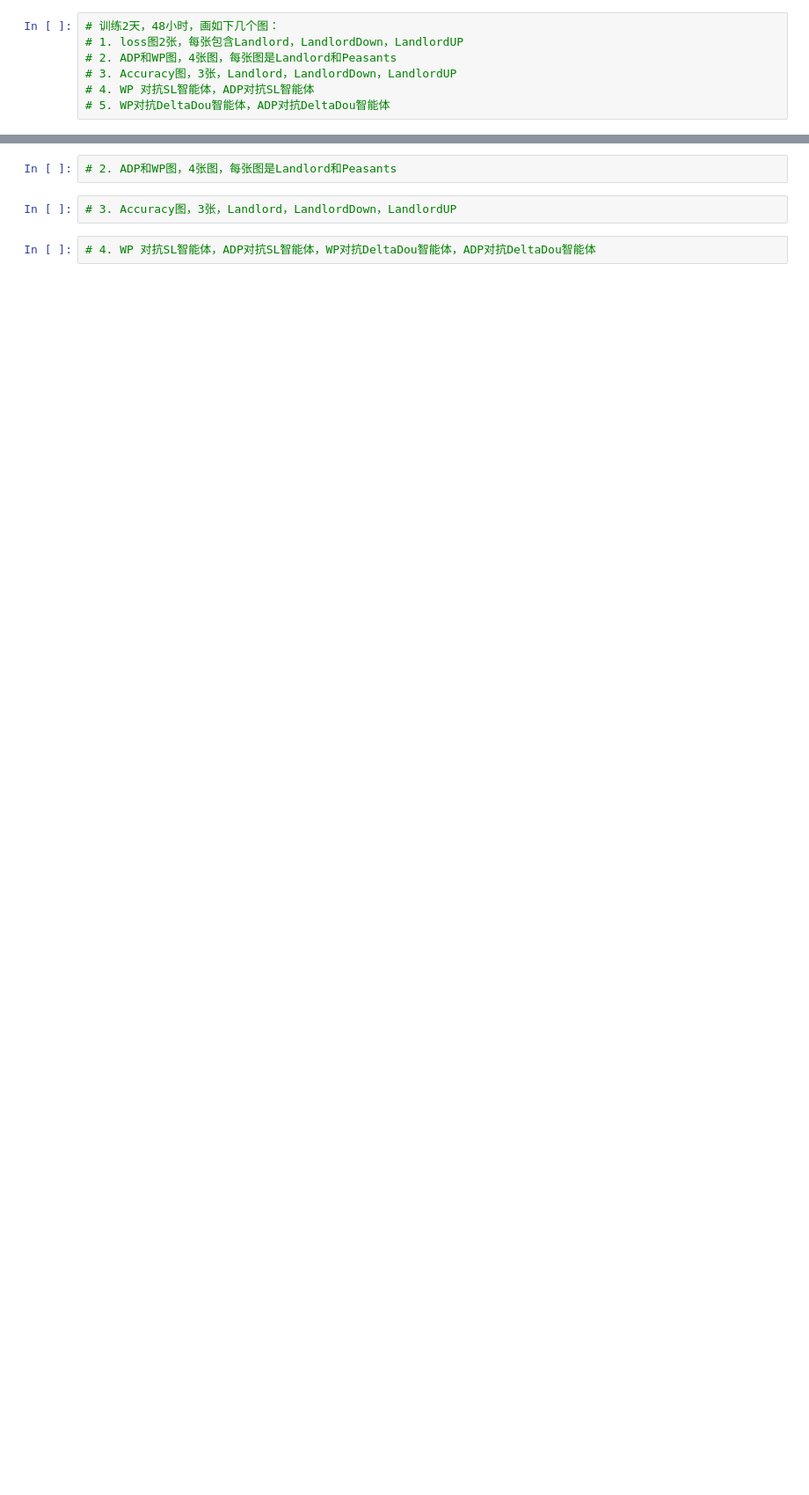
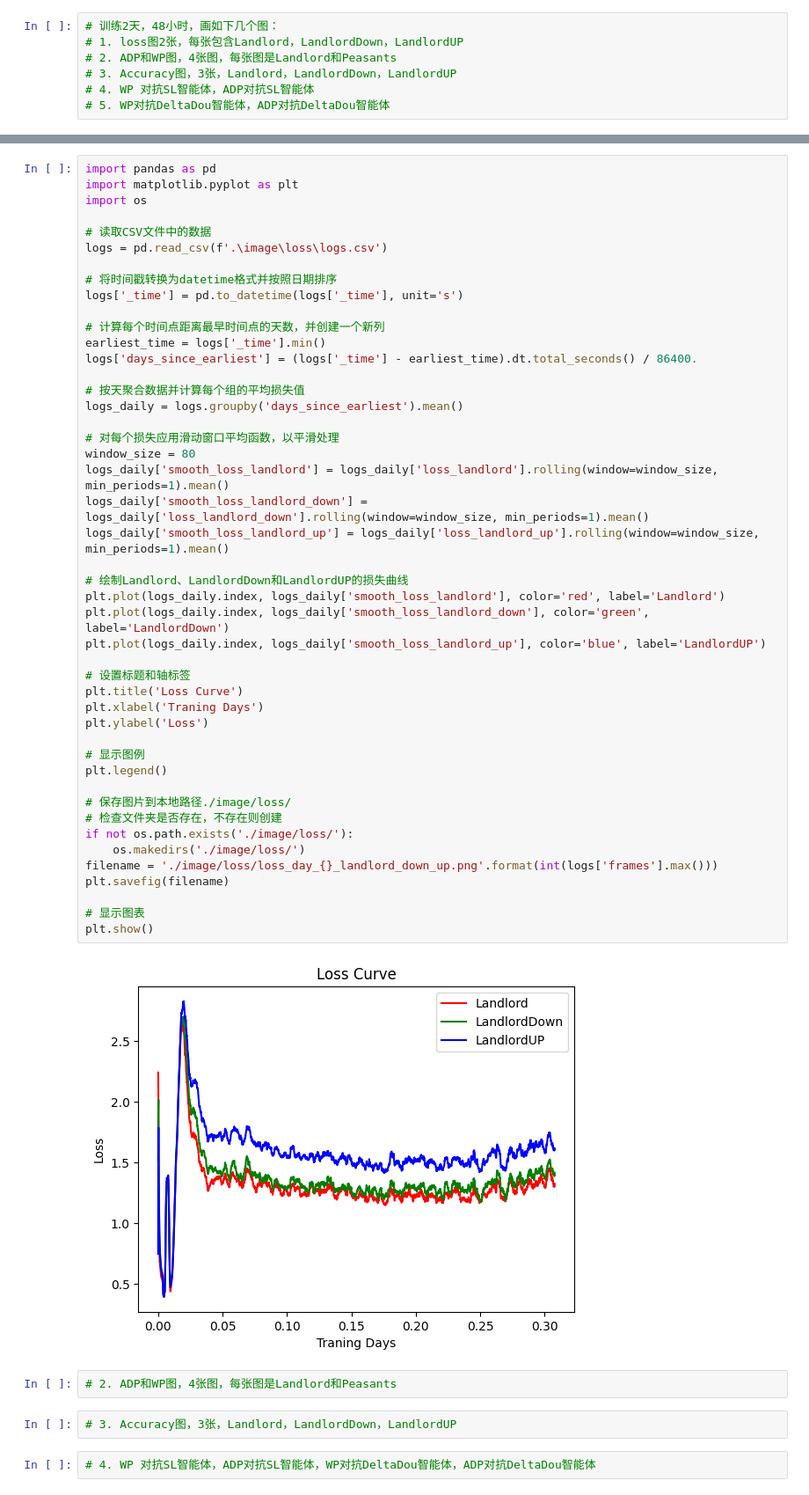
Before and after one commit to zh4men9/DouZero2, a Jupyter notebook: plot_picture.ipynb, the cells around one changed output, grey strips where cells are left out. Shown at 88% size. Drawn from its saved outputs; the diff is of its cells as text; blank space fills up the shorter version.

```diff
--- a/plot_picture.ipynb
+++ b/plot_picture.ipynb
@@ -52,3 +58,51 @@ plt.show()
+# %%
+import pandas as pd
+import matplotlib.pyplot as plt
+import os
+
+# 读取CSV文件中的数据
+logs = pd.read_csv(f'.\image\loss\logs.csv')
+
+# 将时间戳转换为datetime格式并按照日期排序
+logs['_time'] = pd.to_datetime(logs['_time'], unit='s')
+
+# 计算每个时间点距离最早时间点的天数，并创建一个新列
+earliest_time = logs['_time'].min()
+logs['days_since_earliest'] = (logs['_time'] - earliest_time).dt.total_seconds() / 86400.
+
+# 按天聚合数据并计算每个组的平均损失值
+logs_daily = logs.groupby('days_since_earliest').mean()
+
+# 对每个损失应用滑动窗口平均函数，以平滑处理
+window_size = 80
+logs_daily['smooth_loss_landlord'] = logs_daily['loss_landlord'].rolling(window=window_size, min_periods=1).mean()
+logs_daily['smooth_loss_landlord_down'] = logs_daily['loss_landlord_down'].rolling(window=window_size, min_periods=1).mean()
+logs_daily['smooth_loss_landlord_up'] = logs_daily['loss_landlord_up'].rolling(window=window_size, min_periods=1).mean()
+
+# 绘制Landlord、LandlordDown和LandlordUP的损失曲线
+plt.plot(logs_daily.index, logs_daily['smooth_loss_landlord'], color='red', label='Landlord')
+plt.plot(logs_daily.index, logs_daily['smooth_loss_landlord_down'], color='green', label='LandlordDown')
+plt.plot(logs_daily.index, logs_daily['smooth_loss_landlord_up'], color='blue', label='LandlordUP')
+
+# 设置标题和轴标签
+plt.title('Loss Curve')
+plt.xlabel('Traning Days')
+plt.ylabel('Loss')
+
+# 显示图例
+plt.legend()
+
+# 保存图片到本地路径./image/loss/
+# 检查文件夹是否存在，不存在则创建
+if not os.path.exists('./image/loss/'):
+    os.makedirs('./image/loss/')
+filename = './image/loss/loss_day_{}_landlord_down_up.png'.format(int(logs['frames'].max()))
+plt.savefig(filename)
+
+# 显示图表
+plt.show()
+# %% [output]
+[figure, added]
 # %%
 # 2. ADP和WP图，4张图，每张图是Landlord和Peasants
 # %%
```
Also changed, not shown: parts of 1 cell of this notebook, 4 other files.
